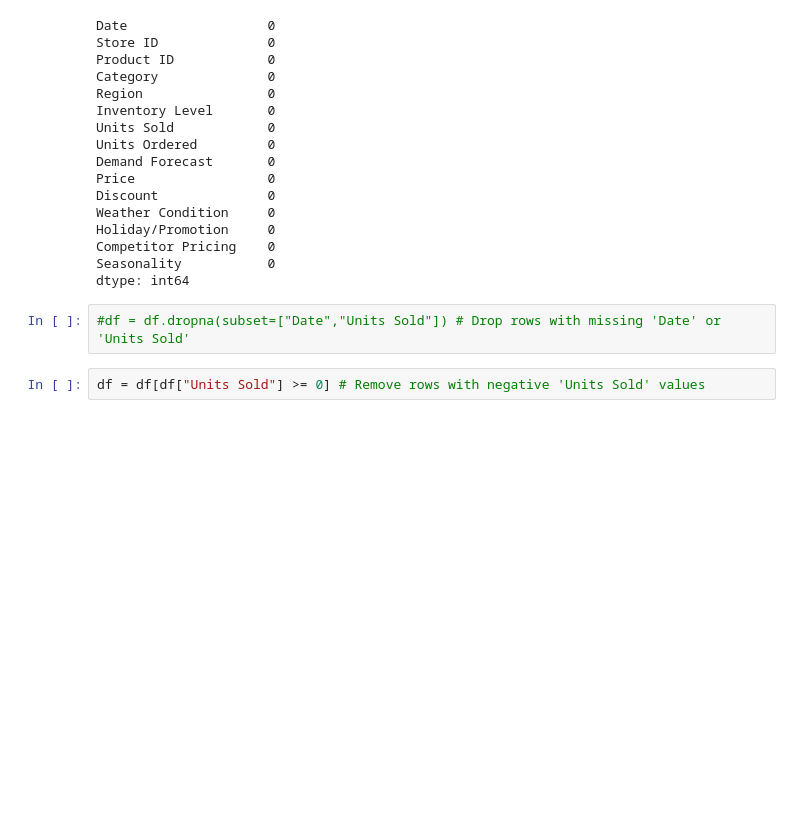
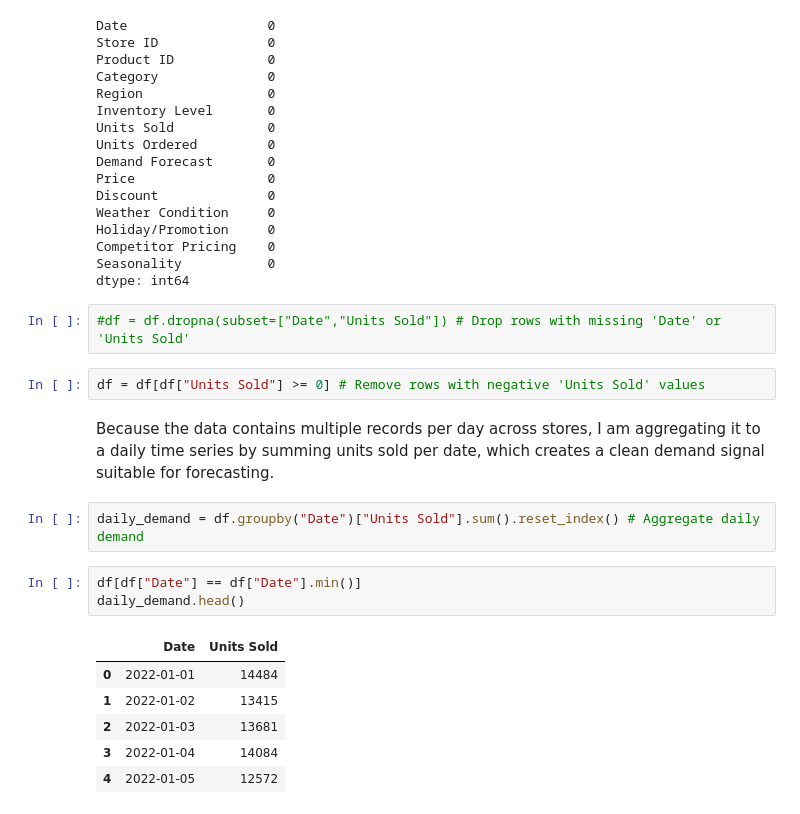
Before and after one commit to chinenyennabude/UK_Retail_Customer_Demand_Forecasting, a Jupyter notebook: notebooks/01_data_exploration.ipynb, the cells around one changed output. Drawn from its saved outputs; the diff is of its cells as text; blank space fills up the shorter version.

```diff
--- a/notebooks/01_data_exploration.ipynb
+++ b/notebooks/01_data_exploration.ipynb
@@ -84,3 +86,17 @@ dtype: int64
 #df = df.dropna(subset=["Date","Units Sold"]) # Drop rows with missing 'Date' or 'Units Sold'
 # %%
 df = df[df["Units Sold"] >= 0] # Remove rows with negative 'Units Sold' values
+# %% [markdown]
+Because the data contains multiple records per day across stores, I am aggregating it to a daily time series by summing units sold per date, which creates a clean demand signal suitable for forecasting.
+# %%
+daily_demand = df.groupby("Date")["Units Sold"].sum().reset_index() # Aggregate daily demand
+# %%
+df[df["Date"] == df["Date"].min()]
+daily_demand.head()
+# %% [output]
+|  | Date | Units Sold |
+| 0 | 2022-01-01 | 14484 |
+| 1 | 2022-01-02 | 13415 |
+| 2 | 2022-01-03 | 13681 |
+| 3 | 2022-01-04 | 14084 |
+| 4 | 2022-01-05 | 12572 |
```
Also changed, not shown: parts of 3 cells of this notebook.
